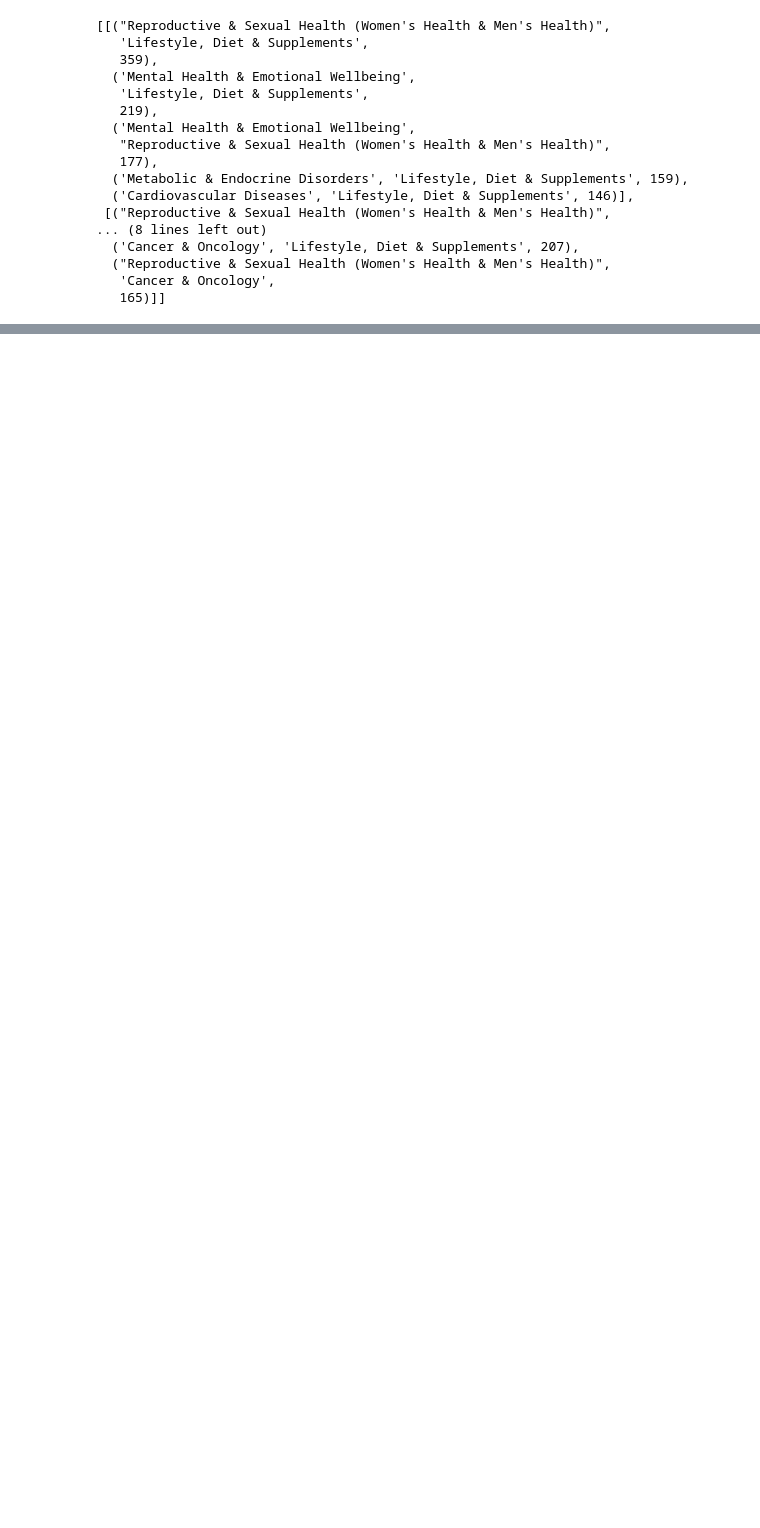
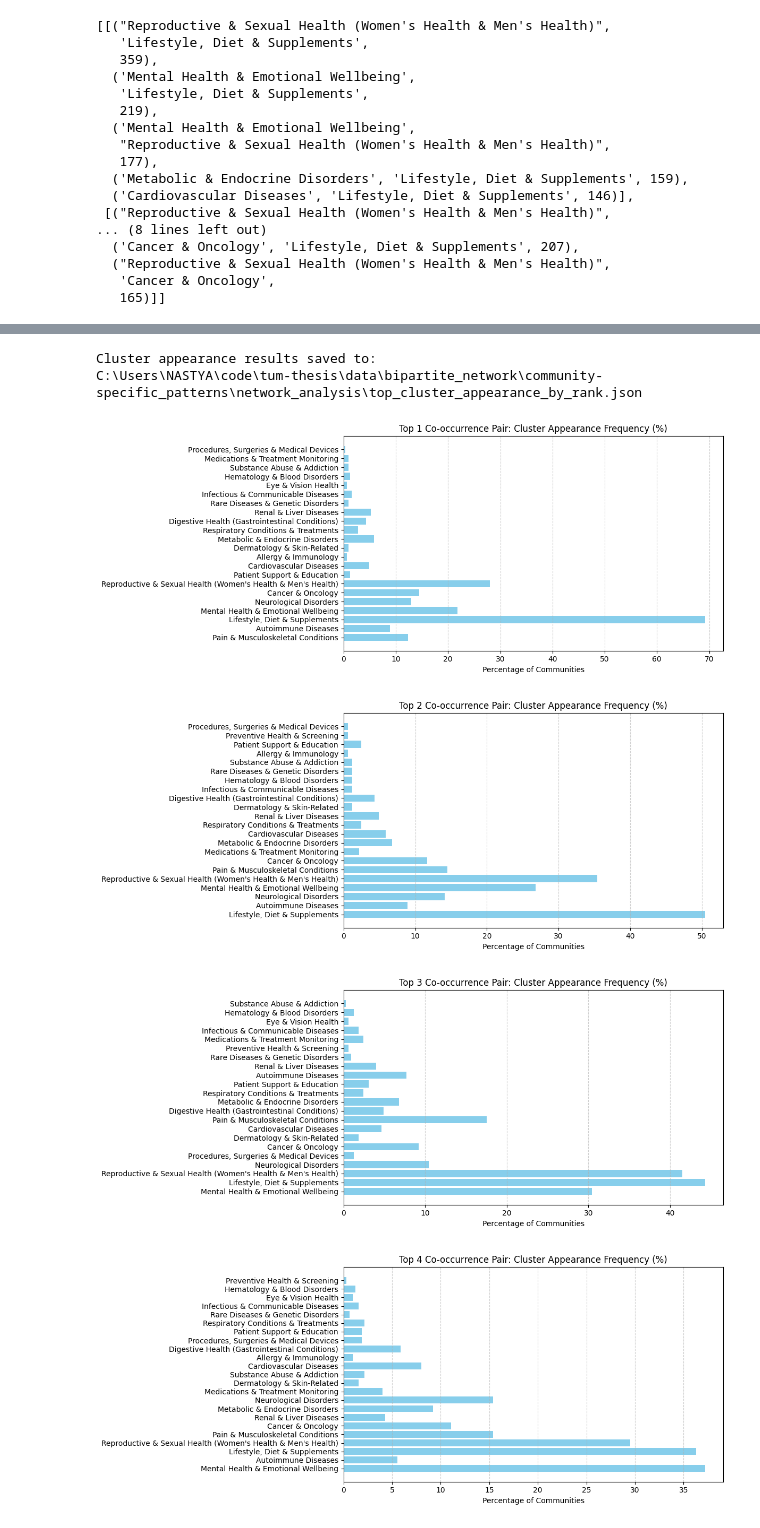
Before and after one commit to anaprikho/tum-thesis, a Jupyter notebook: jupyter notebooks/network_analysis.ipynb, the cells around one changed output, grey strips where cells are left out. Drawn from its saved outputs; the diff is of its cells as text; code cells hidden in the pictures; blank space fills up the shorter version.

Commit message:
add top-cluster appearance by rank (community-specific patt.)

```diff
--- a/jupyter notebooks/network_analysis.ipynb
+++ b/jupyter notebooks/network_analysis.ipynb
@@ -241,0 +229,61 @@ summary_df["top5_cluster_pairs_by_weight"].to_list()
+# %%
+import json
+import os
+from collections import defaultdict, Counter
+import matplotlib.pyplot as plt
+
+base_dir = os.path.abspath("..")
+
+file_path = os.path.join(base_dir, "data", "bipartite_network", "community-specific_patterns", "network_analysis", "network_stats.json")
+output_path = os.path.join(base_dir, "data", "bipartite_network", "community-specific_patterns", "network_analysis", "top_cluster_appearance_by_rank.json")
+
+with open(file_path, "r", encoding="utf-8") as f:
+    data = json.load(f)
+
+# How often each cluster appears in top-N positions
+top_n_occurrences = {rank: Counter() for rank in range(1, 6)}
+
+for community_stats in data.values():
+    for stats in community_stats:
+        pairs = stats.get("top5_cluster_pairs_by_weight", [])
+        for i, (c1, c2, _) in enumerate(pairs[:5]):
+            rank = i + 1
+            top_n_occurrences[rank][c1] += 1
+            top_n_occurrences[rank][c2] += 1
+
+# Normalize by total number of communities
+total_communities = sum(len(stats) for stats in data.values())
+
+top_n_percentages = {
+    rank: {
+        cluster: round((count / total_communities) * 100, 2)
+        for cluster, count in counter.items()
+    }
+    for rank, counter in top_n_occurrences.items()
+}
+
+with open(output_path, "w", encoding="utf-8") as f:
+    json.dump(top_n_percentages, f, indent=2)
+
+print(f"Cluster appearance results saved to:\n{output_path}")
+
+# Plot cluster appearance % for each rank
+for rank in range(1, 6):
+    cluster_freqs = top_n_percentages[rank]
+    clusters = list(cluster_freqs.keys())
+    percentages = list(cluster_freqs.values())
+
+    plt.figure(figsize=(12, 5))
+    plt.barh(clusters, percentages, color='skyblue')
+    plt.title(f"Top {rank} Co-occurrence Pair: Cluster Appearance Frequency (%)")
+    plt.xlabel("Percentage of Communities")
+    plt.grid(True, axis='x', linestyle='--', alpha=0.6)
+    plt.tight_layout()
+    plt.show()
+# %% [output]
+Cluster appearance results saved to:
+C:\Users\NASTYA\code\tum-thesis\data\bipartite_network\community-specific_patterns\network_analysis\top_cluster_appearance_by_rank.json
+[figure, added]
+[figure, added]
+[figure, added]
+[figure, added]
```
Also changed, not shown: parts of 6 cells of this notebook, 1 other file.
